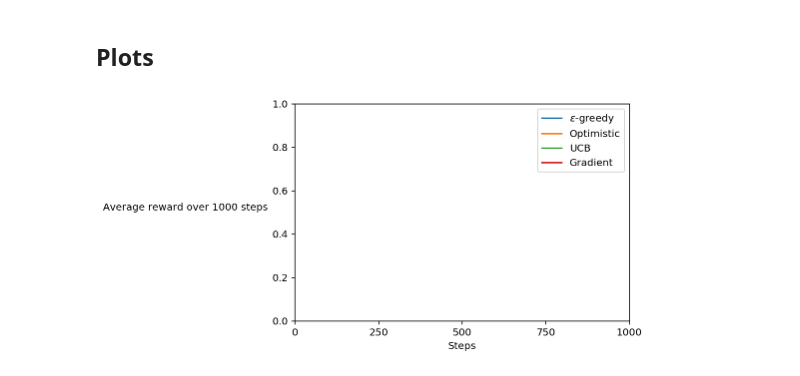
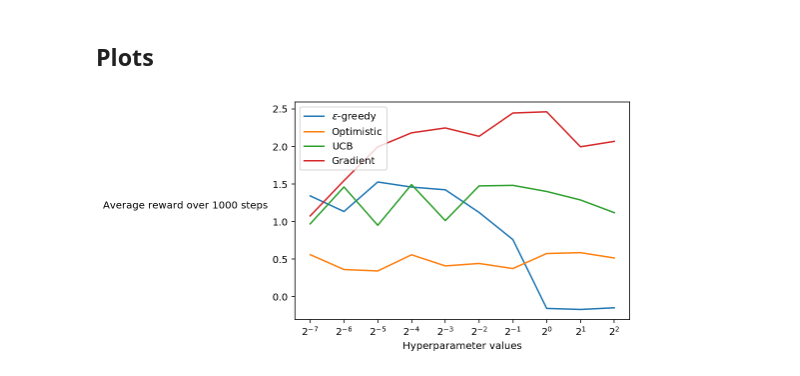
Before and after one commit to seungjaeryanlee/sutton-barto-notebooks, a Jupyter notebook: chapter02/figure_2_6/parameters.ipynb, the cells around one changed output. Drawn from its saved outputs; the diff is of its cells as text; code cells hidden in the pictures.

Commit message:
Fixed few bugs in Figure 2.6 notebook

```diff
--- a/chapter02/figure_2_6/parameters.ipynb
+++ b/chapter02/figure_2_6/parameters.ipynb
@@ -294,31 +294,30 @@ def plot(agent_classes, param_values, n_steps):
         names.append(Agent.name)
         env = Environment()
 
+        average_rewards = []
         for param_value in param_values:
             agent = Agent(env.action_space, parameter=param_value)
             average_reward = run(env, agent, n_steps)
+            average_rewards.append(average_reward)
 
-        plt.plot(average_reward)
+        plt.semilogx(param_values, average_rewards, basex=2)
 
     plt.legend(names)
-    plt.xlabel('Steps')
-    plt.xlim(0, 1)
-    plt.xticks(np.arange(0, n_steps+1, 250))
+    plt.xlabel('Hyperparameter values')
+    plt.xticks(param_values)
     plt.ylabel('Average reward over {} steps'.format(n_steps),
                rotation='horizontal',
                ha='right')
-    plt.ylim(0, 1)
-    plt.yticks(np.arange(0, 1.1, 0.2))
     # plt.savefig('plot.png')
     plt.show()
 # %%
 env = Environment()
 agent_classes = [
     EpsilonGreedyAgent,
     OptimisticAgent,
     UCBAgent,
     PreferenceAgent,
 ]
-plot(agent_classes, [1/4], 1000)
+plot(agent_classes, [1/128, 1/64, 1/32, 1/16, 1/8, 1/4, 1/2, 1, 2, 4], 1000)
 # %% [output]
-[figure, old version]
+[figure, new version]
```
